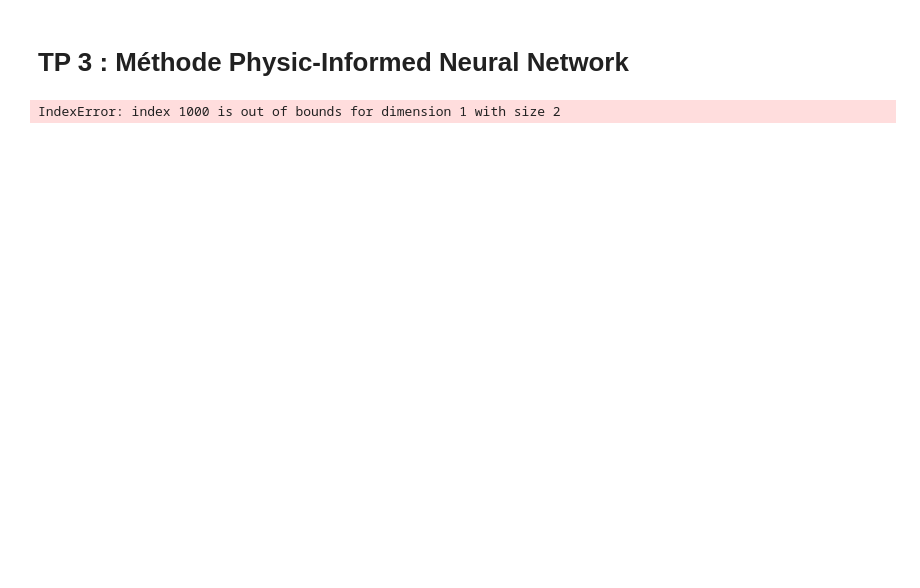
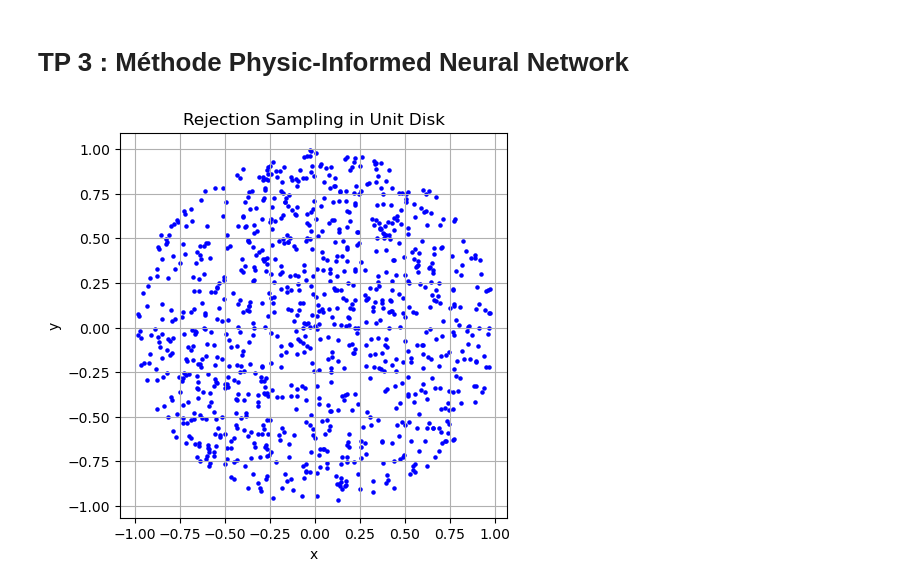
Before and after one commit to lyyric/CSMI_Notes, a Jupyter notebook: M1 S2/Apprentissage Auto scientifique/TP/TP3.ipynb, the cells around one changed output. Cells and saved outputs as stored; diff of their text form; code cells hidden in the pictures; blank space fills up the shorter version.

```diff
--- a/M1 S2/Apprentissage Auto scientifique/TP/TP3.ipynb
+++ b/M1 S2/Apprentissage Auto scientifique/TP/TP3.ipynb
@@ -12,23 +12,25 @@ def rejection_sampling(nb_data, phi, bounds=[[-1.0, 1.0], [-1.0, 1.0]]):
         mask = phi(x) < 0
         selected = x[mask]
         data.append(selected)
-        data = torch.cat(data, dim=0)[:,nb_data]
+    data = torch.cat(data, dim=0)[:nb_data]
     return data
 # %%
 import matplotlib.pyplot as plt
 
 def phi_unit_disk(x):
     return x[:, 0]**2 + x[:, 1]**2 - 1.0
 
 def test_rejection_sampling():
     x = rejection_sampling(1000, phi_unit_disk)
     x = x.detach().numpy()
     plt.figure(figsize=(5, 5))
     plt.scatter(x[:, 0], x[:, 1], s=5, c='blue')
     plt.title("Rejection Sampling in Unit Disk")
-
+    plt.xlabel("x")
+    plt.ylabel("y")
+    plt.grid(True)
     plt.show()
 
 test_rejection_sampling()
 # %% [output]
-IndexError: index 1000 is out of bounds for dimension 1 with size 2
+[figure, added]
```
Also changed, not shown: parts of 1 cell of this notebook.
